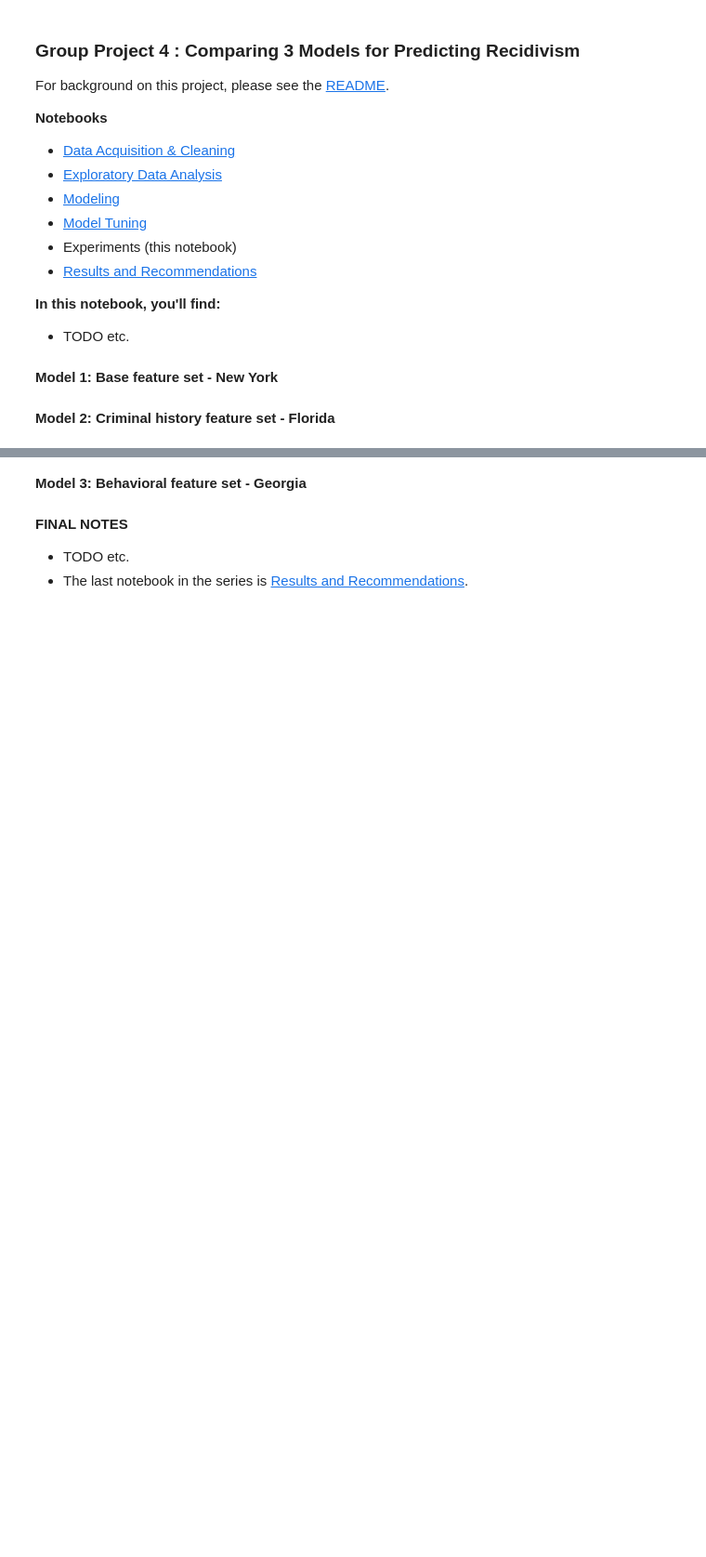
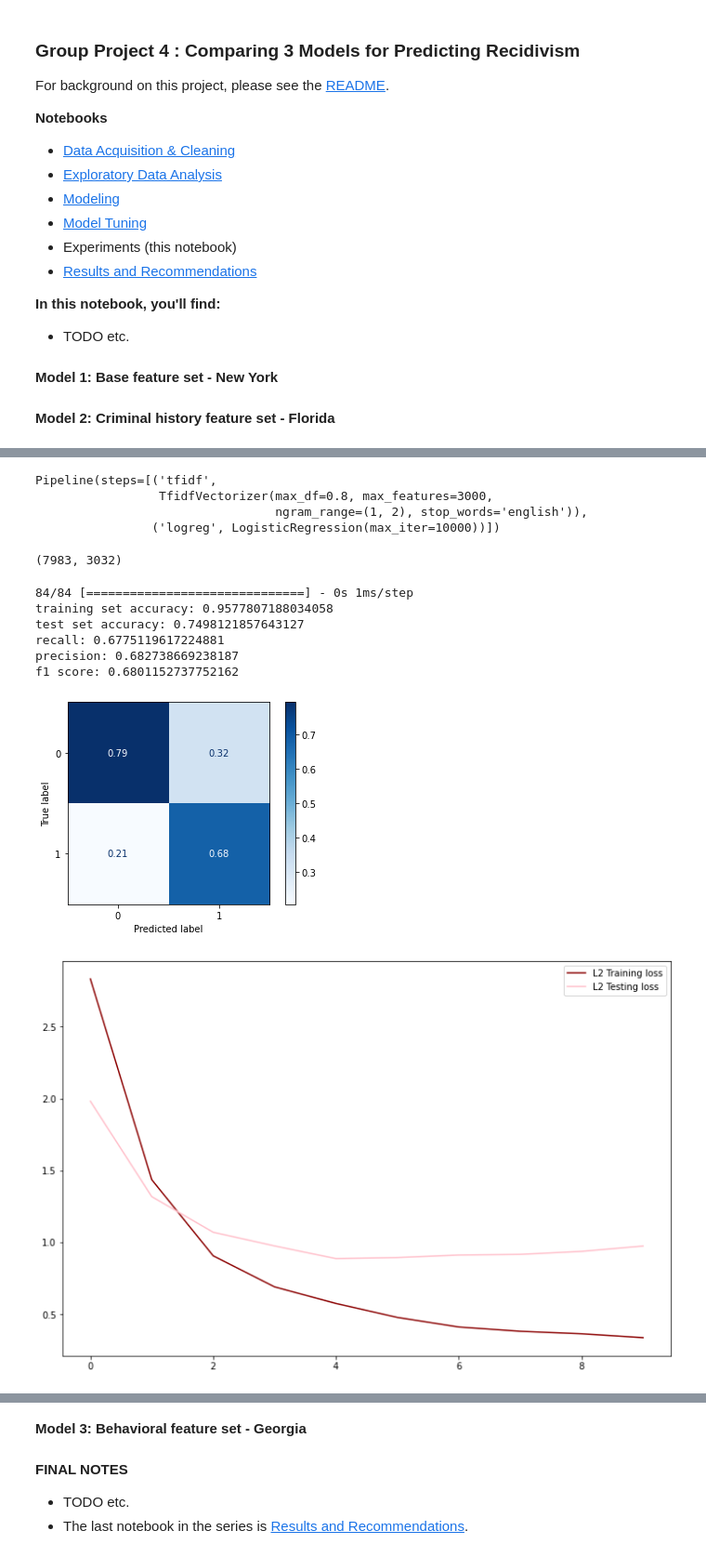
Before and after one commit to ga-dsi-822-group4/recidivism, a Jupyter notebook: notebooks/04a_experiments.ipynb, the cells around one changed output, grey strips where cells are left out. Shown at 93% size. Drawn from its saved outputs; the diff is of its cells as text; code cells hidden in the pictures; blank space fills up the shorter version.

```diff
--- a/notebooks/04a_experiments.ipynb
+++ b/notebooks/04a_experiments.ipynb
@@ -21,0 +92,8 @@ import pandas as pd
+# %%
+# what were our best parameters?
+model
+# %% [output]
+Pipeline(steps=[('tfidf',
+                 TfidfVectorizer(max_df=0.8, max_features=3000,
+                                 ngram_range=(1, 2), stop_words='english')),
+                ('logreg', LogisticRegression(max_iter=10000))])
@@ -21,0 +104,72 @@ import pandas as pd
+# %%
+# and add the vectorized columns to our main dataframe
+fl_nlp = pd.concat([fl, pd.DataFrame(nlpcols.todense(), columns = tfidf.get_feature_names_out())], axis = 1)
+# %%
+# define our final X and y, train-test split
+X = fl_nlp.drop(columns = ['recidivism', 'agg_charges'])
+y = fl_nlp['recidivism']
+X_train, X_test, y_train, y_test = train_test_split(X, y, random_state = 42, stratify = y)
+X_train.shape, y_train.shape, X_test.shape, y_test.shape
+
+# and scale
+ss = StandardScaler()
+X_train_sc = ss.fit_transform(X_train)
+X_test_sc = ss.transform(X_test)
+
+# and rebalance
+adasyn = ADASYN(random_state = 42, sampling_strategy = 1.0)
+X_train_sc, y_train = adasyn.fit_resample(X_train_sc, y_train)
+# %%
+X_train.shape
+# %% [output]
+(7983, 3032)
+# %%
+# L2-regularized FNN with early stopping
+es = EarlyStopping(patience = 5)
+
+# Model
+model = Sequential()
+model.add(Dense(units = 128, activation = 'relu', input_shape = (3032, ),
+    kernel_regularizer = l2(0.01)))
+model.add(Dense(units = 64, activation = 'relu', kernel_regularizer = l2(0.01)))
+model.add(Dense(units = 1, activation = 'sigmoid'))
+
+# Compile it
+model.compile(optimizer = 'adam', loss = 'bce', metrics = ['acc'])
+
+# Fit it
+res = model.fit(x = X_train_sc, y = y_train, validation_data = (X_test_sc, y_test),
+    epochs = 100, batch_size = 256, verbose = 0, callbacks = [es])
+
+# Scores
+train_acc = res.history['acc'][-1]
+test_acc = res.history['val_acc'][-1]
+preds = pd.Series(model.predict(X_test_sc)[:, 0]).map(lambda x: 1 if x >= 0.5 else 0)
+recall = recall_score(y_test, preds, pos_label = 1)
+precision = precision_score(y_test, preds, pos_label = 1)
+f1 = f1_score(y_test, preds, pos_label = 1)
+print(f'training set accuracy: {train_acc}')
+print(f'test set accuracy: {test_acc}')
+print(f'recall: {recall}')
+print(f'precision: {precision}')
+print(f'f1 score: {f1}')
+
+ConfusionMatrixDisplay.from_predictions(y_test, preds, normalize = 'pred', cmap='Blues')
+
+# Visualize
+train_loss_l2 = res.history['loss']
+test_loss_l2 = res.history['val_loss']
+
+plt.figure(figsize=(12, 8))
+plt.plot(train_loss_l2, label='L2 Training loss', color='darkred')
+plt.plot(test_loss_l2, label='L2 Testing loss', color='pink')
+plt.legend();
+# %% [output]
+84/84 [==============================] - 0s 1ms/step
+training set accuracy: 0.9577807188034058
+test set accuracy: 0.7498121857643127
+recall: 0.6775119617224881
+precision: 0.682738669238187
+f1 score: 0.6801152737752162
+[figure, added]
+[figure, added]
```
Also changed, not shown: parts of 7 cells of this notebook, 3 other files.
